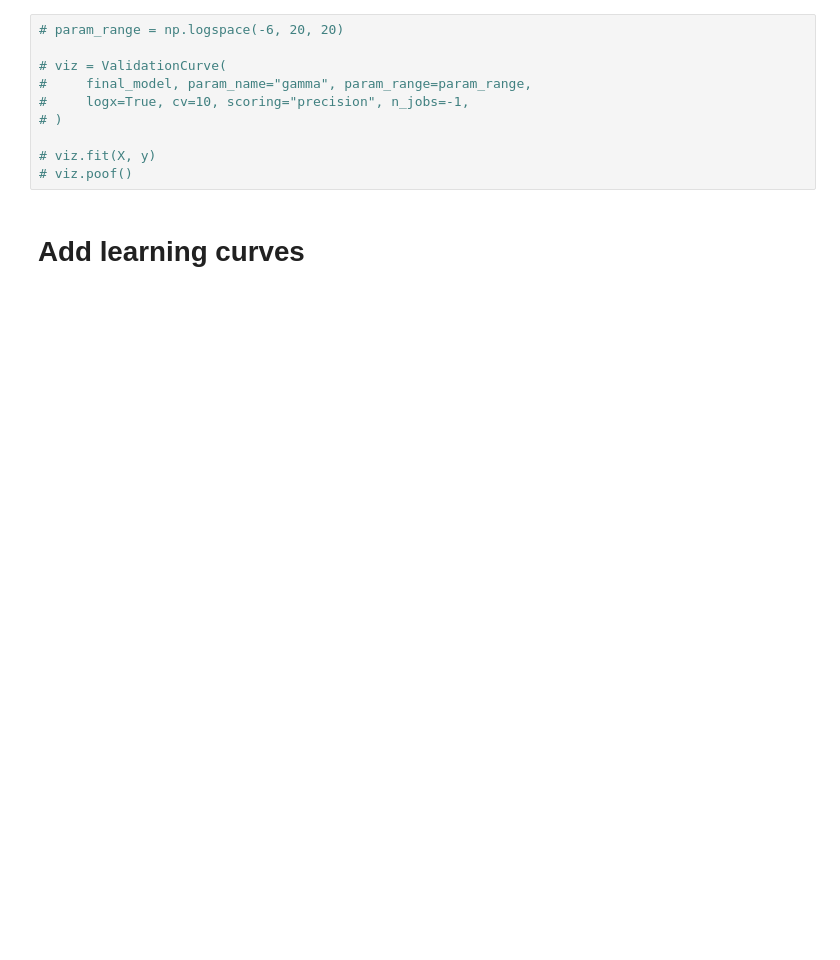
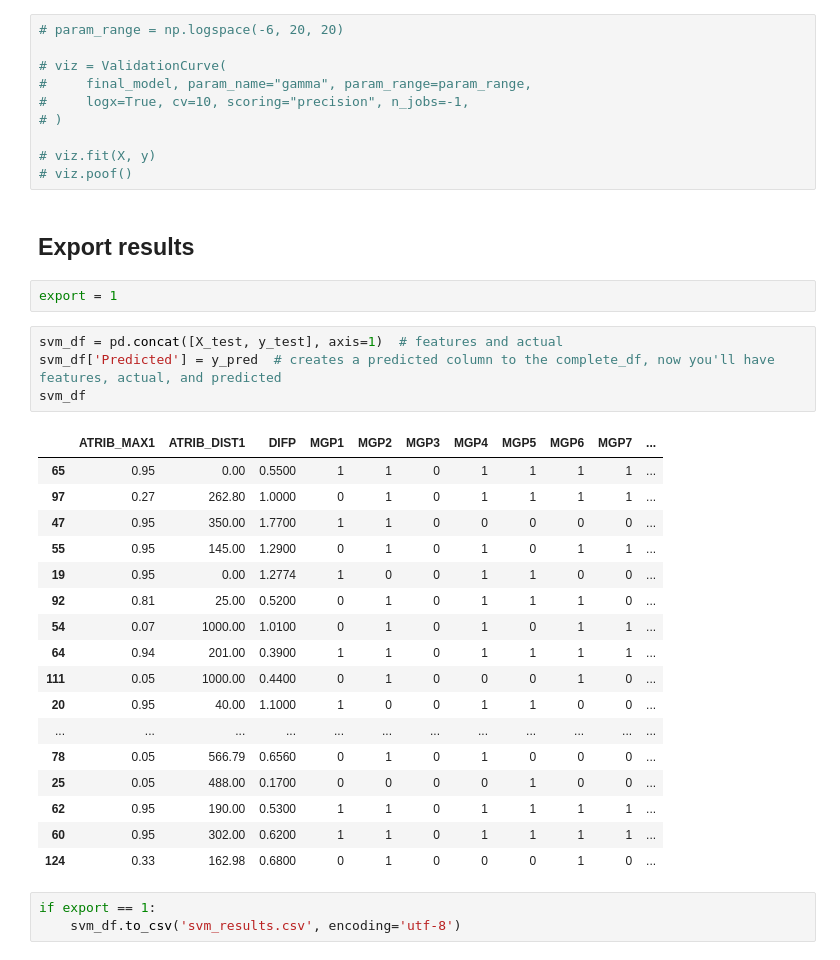
Before and after one commit to giovanimachado/mSc, a Jupyter notebook: mlModelsSVM_KFoldLooRepeated.ipynb, the cells around one changed output. Saved outputs shown, nothing was run; the diff lists cells and outputs as text; blank space fills up the shorter version.

```diff
--- a/mlModelsSVM_KFoldLooRepeated.ipynb
+++ b/mlModelsSVM_KFoldLooRepeated.ipynb
@@ -763,5 +781,32 @@ Automatically created module for IPython interactive environment
 
 # viz.fit(X, y)
 # viz.poof()
-# %% [markdown]
-# Add learning curves
+# %% [markdown]
+## Export results
+# %%
+export = 1
+# %%
+svm_df = pd.concat([X_test, y_test], axis=1)  # features and actual
+svm_df['Predicted'] = y_pred  # creates a predicted column to the complete_df, now you'll have features, actual, and predicted
+svm_df
+# %% [output]
+|  | ATRIB_MAX1 | ATRIB_DIST1 | DIFP | MGP1 | MGP2 | MGP3 | MGP4 | MGP5 | MGP6 | MGP7 | ... |
+| 65 | 0.95 | 0.00 | 0.5500 | 1 | 1 | 0 | 1 | 1 | 1 | 1 | ... |
+| 97 | 0.27 | 262.80 | 1.0000 | 0 | 1 | 0 | 1 | 1 | 1 | 1 | ... |
+| 47 | 0.95 | 350.00 | 1.7700 | 1 | 1 | 0 | 0 | 0 | 0 | 0 | ... |
+| 55 | 0.95 | 145.00 | 1.2900 | 0 | 1 | 0 | 1 | 0 | 1 | 1 | ... |
+| 19 | 0.95 | 0.00 | 1.2774 | 1 | 0 | 0 | 1 | 1 | 0 | 0 | ... |
+| 92 | 0.81 | 25.00 | 0.5200 | 0 | 1 | 0 | 1 | 1 | 1 | 0 | ... |
+| 54 | 0.07 | 1000.00 | 1.0100 | 0 | 1 | 0 | 1 | 0 | 1 | 1 | ... |
+| 64 | 0.94 | 201.00 | 0.3900 | 1 | 1 | 0 | 1 | 1 | 1 | 1 | ... |
+| 111 | 0.05 | 1000.00 | 0.4400 | 0 | 1 | 0 | 0 | 0 | 1 | 0 | ... |
+| 20 | 0.95 | 40.00 | 1.1000 | 1 | 0 | 0 | 1 | 1 | 0 | 0 | ... |
+| ... | ... | ... | ... | ... | ... | ... | ... | ... | ... | ... | ... |
+| 78 | 0.05 | 566.79 | 0.6560 | 0 | 1 | 0 | 1 | 0 | 0 | 0 | ... |
+| 25 | 0.05 | 488.00 | 0.1700 | 0 | 0 | 0 | 0 | 1 | 0 | 0 | ... |
+| 62 | 0.95 | 190.00 | 0.5300 | 1 | 1 | 0 | 1 | 1 | 1 | 1 | ... |
+| 60 | 0.95 | 302.00 | 0.6200 | 1 | 1 | 0 | 1 | 1 | 1 | 1 | ... |
+| 124 | 0.33 | 162.98 | 0.6800 | 0 | 1 | 0 | 0 | 0 | 1 | 0 | ... |
+# %%
+if export == 1:
+    svm_df.to_csv('svm_results.csv', encoding='utf-8')
```
Also changed, not shown: parts of 37 cells of this notebook.
